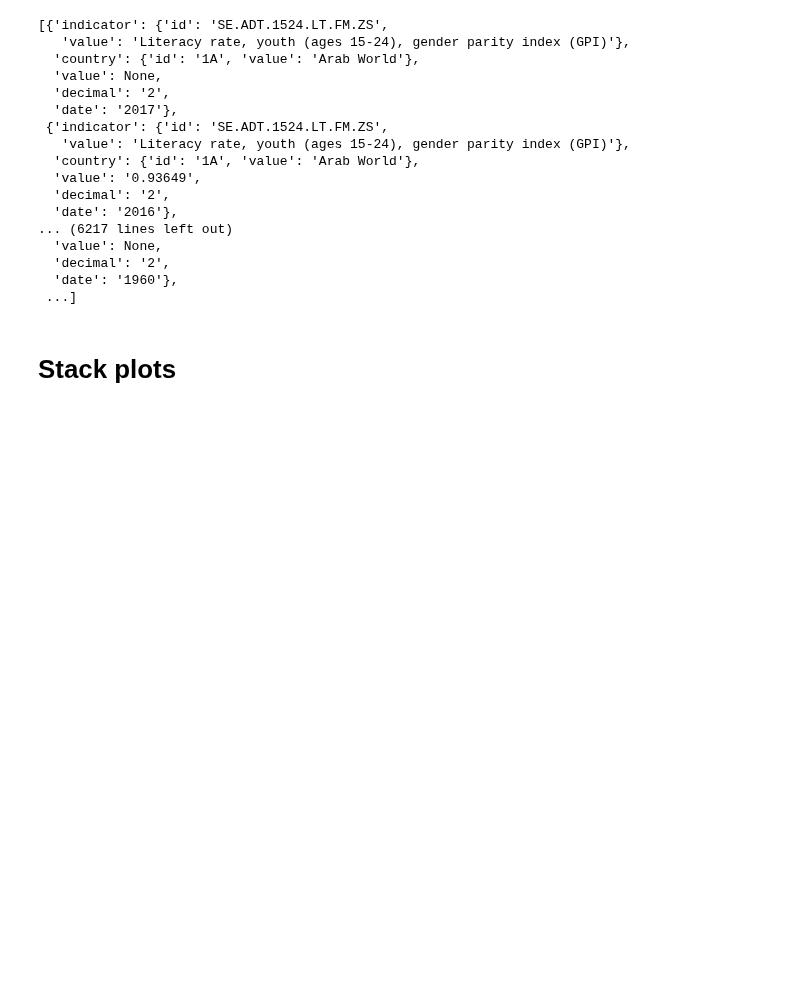
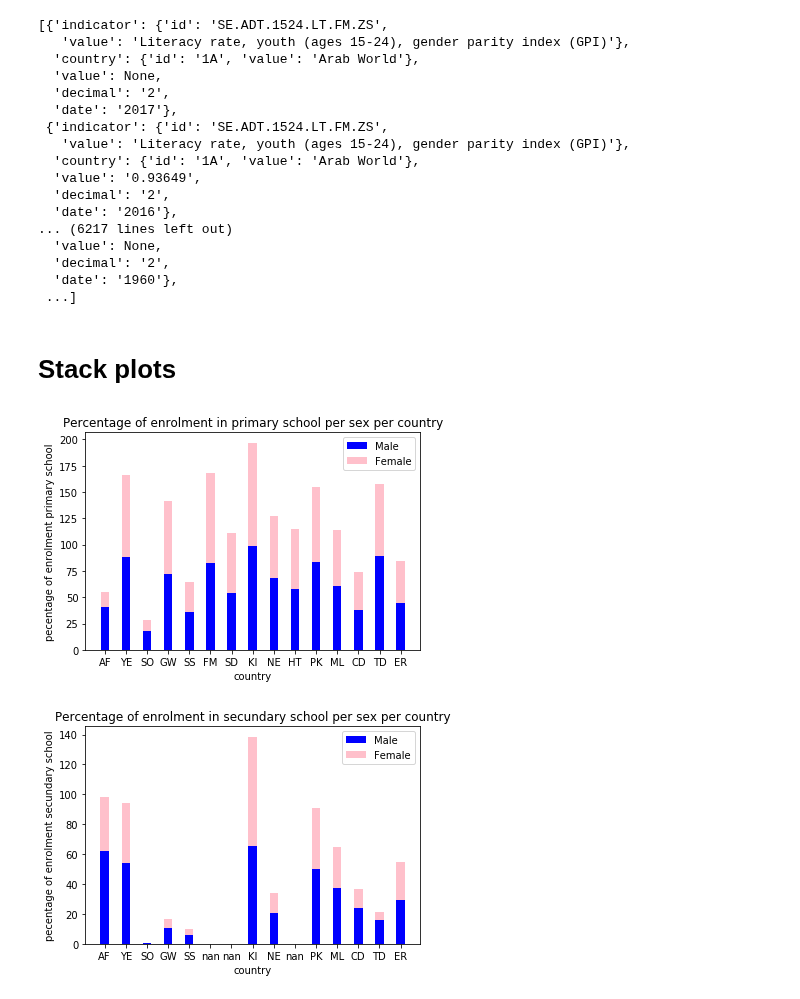
Before and after one commit to omar-d/EPA-WB-Equity, a Jupyter notebook: Deelvraag 4.ipynb, the cells around one changed output. Cells and saved outputs as stored; diff of their text form; code cells hidden in the pictures; blank space fills up the shorter version.

```diff
--- a/Deelvraag 4.ipynb
+++ b/Deelvraag 4.ipynb
@@ -101,6 +101,7 @@ Literacy_Rate_Male = clean ('SE.ADT.LITR.MA.ZS')
 Literacy_Rate_Female = clean ('SE.ADT.LITR.FE.ZS')
 GPI = clean ('SE.ADT.1524.LT.FM.ZS')
 # %%
+#Primary school enrolment
 #find rows where the value is greater than 0
 PSM_All = Primary_School_Male.loc[(Primary_School_Male["value"] >= 0)]
 PSF_All = Primary_School_Female.loc[(Primary_School_Female['value'] >=0)]
@@ -111,8 +112,68 @@ PSM_recent["date"] = PSM_recent.date.astype(str)
 
 PSF_recent = PSF_All.sort_values('date', ascending = False).drop_duplicates(['country'])
 PSF_recent['date'] = PSF_All.date.astype(str)
+
+#Secundary school enrolment
+#find rows where the value is greater than 0
+SSM_All = Secundary_School_Male.loc[(Secundary_School_Male["value"] >= 0)]
+SSF_All = Secundary_School_Female.loc[(Secundary_School_Female['value'] >=0)]
+
+#find the rows with the most recent data
+SSM_recent = SSM_All.sort_values("date", ascending = False).drop_duplicates(["country"])
+SSM_recent["date"] = SSM_recent.date.astype(str)
+
+SSF_recent = SSF_All.sort_values('date', ascending = False).drop_duplicates(['country'])
+SSF_recent['date'] = SSF_All.date.astype(str)
 # %%
+#Primary school enrolment
 PSM15_worst15 = pd.merge( CPIA_worst15, PSM_recent, how = "left", left_on = ["country"], right_on = ["country"])
 PSF15_worst15 = pd.merge( CPIA_worst15, PSF_recent, how = 'left', left_on = ["country"], right_on = ["country"])
+
+#secundary school enrolment
+SSM15_worst15 = pd.merge( CPIA_worst15, SSM_recent, how = "left", left_on = ["country"], right_on = ["country"])
+SSF15_worst15 = pd.merge( CPIA_worst15, SSF_recent, how = 'left', left_on = ["country"], right_on = ["country"])
 # %% [markdown]
 # Stack plots
+# %%
+#Make arrays of needed columns
+PSM15 = PSM15_worst15.value_y.values
+PSF15 = PSF15_worst15.value_y.values
+Countries = PSM15_worst15.country_code_y.values
+
+N = len(Countries) #setting x axes
+ind = np.arange(N)
+width = 0.4        #width of the bars
+
+p1 = plt.bar(ind, PSM15, width, label = 'Male', color='blue')
+p2 = plt.bar(ind, PSF15, width, bottom=PSM15, label = 'Female', color='pink')
+
+plt.xticks(ind, Countries) #naming the bars
+plt.ylabel ('pecentage of enrolment primary school')
+plt.xlabel ('country')
+plt.title ('Percentage of enrolment in primary school per sex per country')
+
+plt.legend()
+plt.show()
+
+#Make arrays of needed columns
+SSM15 = SSM15_worst15.value_y.values
+SSF15 = SSF15_worst15.value_y.values
+Countries = SSM15_worst15.country_code_y.values
+
+N = len(Countries) #setting x axes
+ind = np.arange(N)
+width = 0.4        #width of the bars
+
+p1 = plt.bar(ind, SSM15, width, label = 'Male', color='blue')
+p2 = plt.bar(ind, SSF15, width, bottom=SSM15, label = 'Female', color='pink')
+
+plt.xticks(ind, Countries) #naming the bars
+plt.ylabel ('pecentage of enrolment secundary school')
+plt.xlabel ('country')
+plt.title ('Percentage of enrolment in secundary school per sex per country')
+
+plt.legend()
+plt.show()
+# %% [output]
+[figure, added]
+[figure, added]
```
Also changed, not shown: parts of 8 cells of this notebook.
